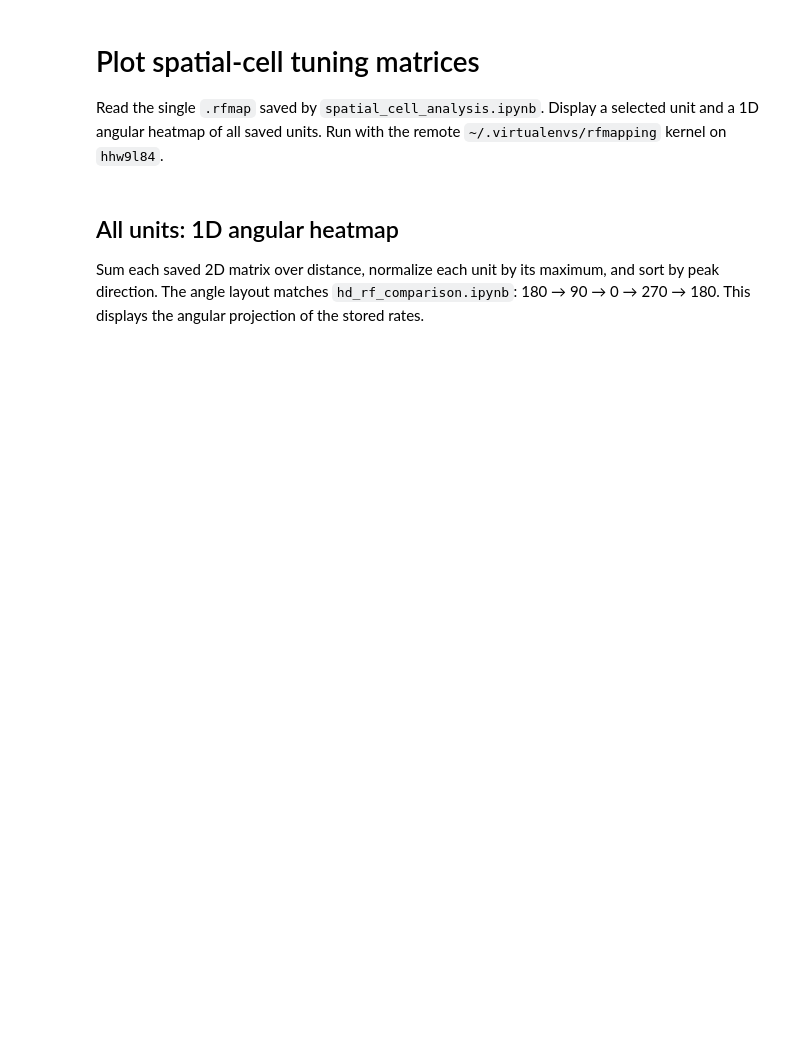
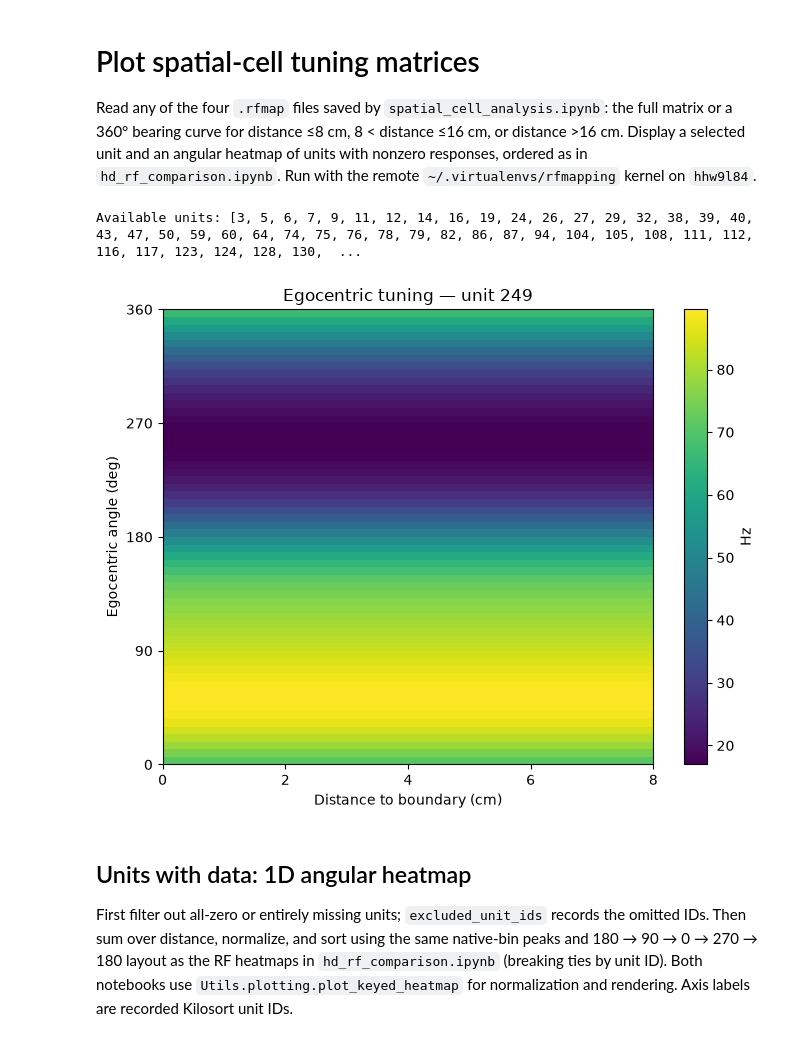
Before and after one commit to KaiCao2003/rfmapping, a Jupyter notebook: spatial_cell_plotting.ipynb, the cells around one changed output. Saved outputs shown, nothing was run; the diff lists cells and outputs as text; code cells hidden in the pictures; blank space fills up the shorter version.

```diff
--- a/spatial_cell_plotting.ipynb
+++ b/spatial_cell_plotting.ipynb
@@ -1,7 +1,7 @@
 # %% [markdown]
 # Plot spatial-cell tuning matrices
 
-Read the single `.rfmap` saved by `spatial_cell_analysis.ipynb`. Display a selected unit and a 1D angular heatmap of all saved units. Run with the remote `~/.virtualenvs/rfmapping` kernel on `hhw9l84`.
+Read any of the four `.rfmap` files saved by `spatial_cell_analysis.ipynb`: the full matrix or a 360° bearing curve for distance ≤8 cm, 8 < distance ≤16 cm, or distance >16 cm. Display a selected unit and an angular heatmap of units with nonzero responses, ordered as in `hd_rf_comparison.ipynb`. Run with the remote `~/.virtualenvs/rfmapping` kernel on `hhw9l84`.
 # %%
 %matplotlib inline
 from pathlib import Path
@@ -14,46 +14,50 @@ from Utils.plotting import LIGHT_PLOT_STYLE
 from Utils.rfmap import load_rf_maps, plot_2d_rfmap
 # %%
 result_path = Path(
-    "/mnt/senzailab/Kai/#Recording/m19/260831/260831_2"
-    "/data/spatial_cells/ProbeA/baseline/egocentric_rate_map.rfmap"
+    "/mnt/senzailab/Kai/#Recording/m19/260827/260827_12"
+    "/data/spatial_cells/ProbeA/baseline/egocentric_rate_map_0-8.rfmap"
 )
 rf_maps = load_rf_maps(result_path)
 print(f"Available units: {rf_maps.unit_ids}")
+# %% [output]
+Available units: [3, 5, 6, 7, 9, 11, 12, 14, 16, 19, 24, 26, 27, 29, 32, 38, 39, 40, 43, 47, 50, 59, 60, 64, 74, 75, 76, 78, 79, 82, 86, 87, 94, 104, 105, 108, 111, 112, 116, 117, 123, 124, 128, 130,  ...
 # %%
 unit_id = 249
 is_save = False
 save_path = result_path.with_name(f"unit_{unit_id}.png")
 
 
 rfmap = rf_maps.by_unit_id(unit_id)
 # The RFMap helper shows immediately; defer display until the spatial labels are set.
 with plt.rc_context({**LIGHT_PLOT_STYLE, "figure.figsize": (7, 5.5)}), capture_output():
     figure, axis = plot_2d_rfmap(rfmap.to_2d_array())
 
 distance_edges = rfmap.metadata["xBinEdges"]
 theta_edges = rfmap.metadata["yBinEdges"]
 axis.images[0].set_extent((
     distance_edges[0], distance_edges[-1], theta_edges[-1], theta_edges[0],
 ))
 axis.set_ylim(theta_edges[0], theta_edges[-1])
 axis.set_aspect("auto")
 axis.set_xticks(np.linspace(distance_edges[0], distance_edges[-1], 5))
 axis.set_yticks(np.linspace(theta_edges[0], theta_edges[-1], 5))
 axis.set_xlabel("Distance to boundary (cm)")
 axis.set_ylabel("Egocentric angle (deg)")
 axis.set_title(f"Egocentric tuning — unit {unit_id}")
-figure.axes[1].set_ylabel("Hz")
+figure.axes[1].set_ylabel(rfmap.metadata["responseUnits"])
 figure.tight_layout()
 
 if is_save:
     save_path.parent.mkdir(parents=True, exist_ok=True)
     figure.savefig(save_path, dpi=300, facecolor="white", transparent=False)
 display(figure)
 plt.close(figure)
+# %% [output]
+[figure, added]
 # %% [markdown]
-## All units: 1D angular heatmap
+## Units with data: 1D angular heatmap
 
-Sum each saved 2D matrix over distance, normalize each unit by its maximum, and sort by peak direction. The angle layout matches `hd_rf_comparison.ipynb`: 180 → 90 → 0 → 270 → 180. This displays the angular projection of the stored rates.
+First filter out all-zero or entirely missing units; `excluded_unit_ids` records the omitted IDs. Then sum over distance, normalize, and sort using the same native-bin peaks and 180 → 90 → 0 → 270 → 180 layout as the RF heatmaps in `hd_rf_comparison.ipynb` (breaking ties by unit ID). Both notebooks use `Utils.plotting.plot_keyed_heatmap` for normalization and rendering. Axis labels are recorded Kilosort unit IDs.
 # %%
 is_save_heatmap = False
 heatmap_path = result_path.with_name("all_units_angle_heatmap.png")
```
Also changed, not shown: parts of 2 cells of this notebook, 21 other files.
